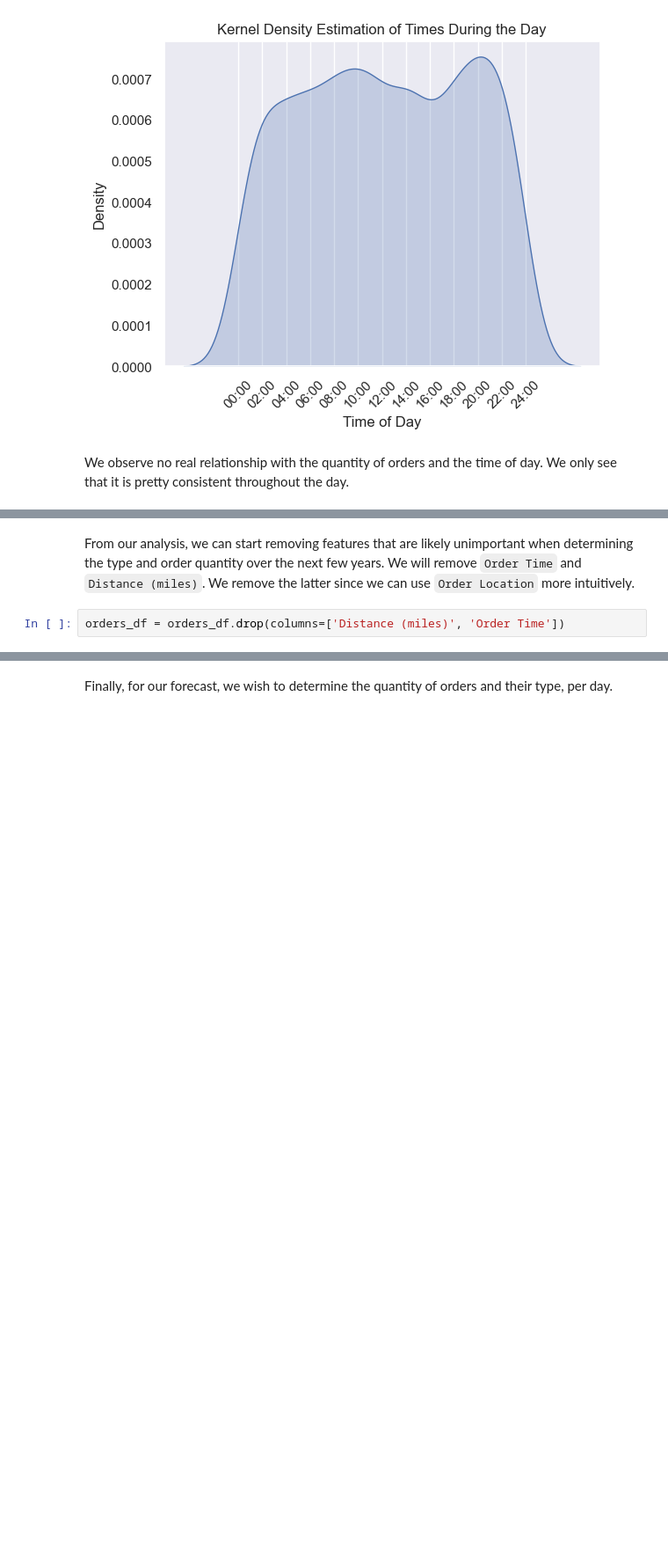
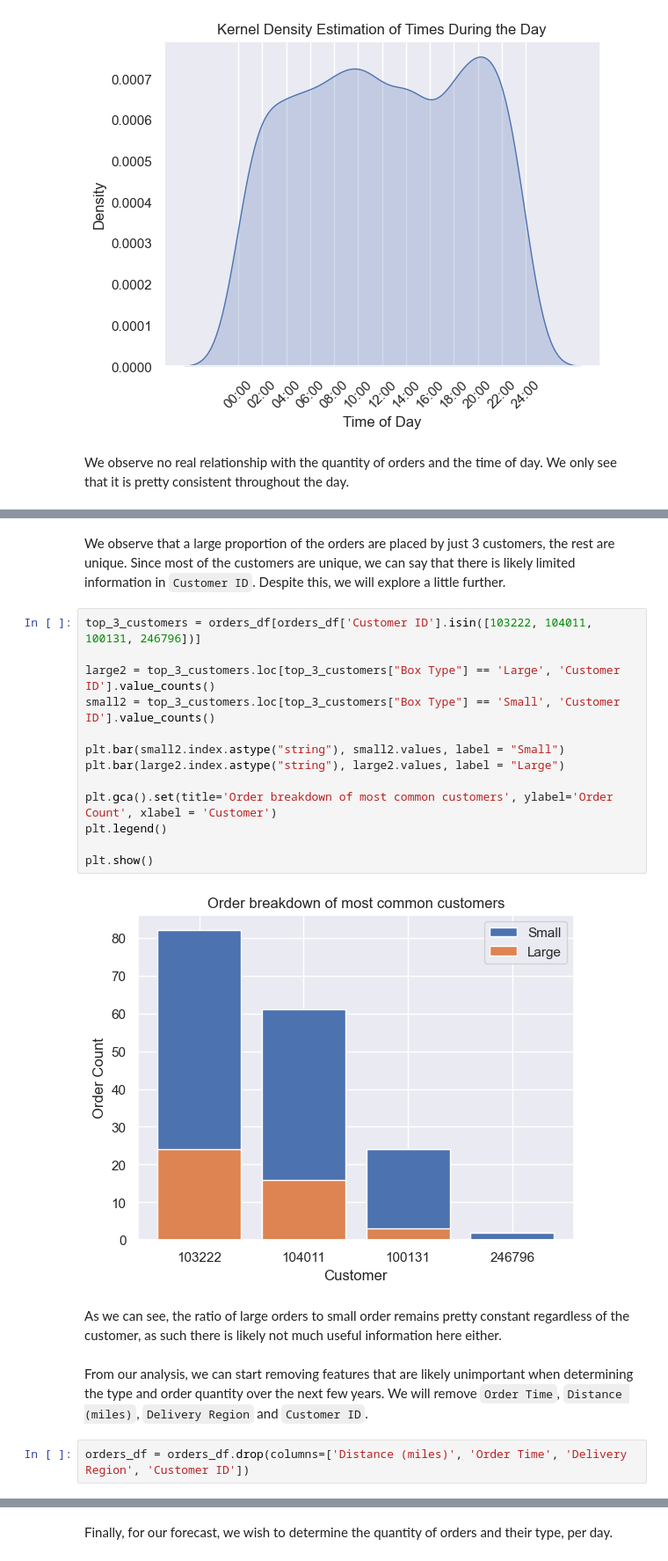
Before and after one commit to olly-mapps/techmodal-challenge, a Jupyter notebook: scripts/Data Analysis and Cleaning.ipynb, the cells around one changed output, grey strips where cells are left out. Shown: that part at 88% size. Cells and saved outputs as stored; diff of their text form; blank space fills up the shorter version.

```diff
--- a/scripts/Data Analysis and Cleaning.ipynb
+++ b/scripts/Data Analysis and Cleaning.ipynb
@@ -155,4 +168,23 @@ We observe no real relationship with the quantity of orders and the time of day.
+# %% [markdown]
+We observe that a large proportion of the orders are placed by just 3 customers, the rest are unique. Since most of the customers are unique, we can say that there is likely limited information in `Customer ID`. Despite this, we will explore a little further.
+# %%
+top_3_customers = orders_df[orders_df['Customer ID'].isin([103222, 104011, 100131, 246796])]
+
+large2 = top_3_customers.loc[top_3_customers["Box Type"] == 'Large', 'Customer ID'].value_counts()
+small2 = top_3_customers.loc[top_3_customers["Box Type"] == 'Small', 'Customer ID'].value_counts()
+
+plt.bar(small2.index.astype("string"), small2.values, label = "Small")
+plt.bar(large2.index.astype("string"), large2.values, label = "Large")
+
+plt.gca().set(title='Order breakdown of most common customers', ylabel='Order Count', xlabel = 'Customer')
+plt.legend()
+
+plt.show()
+# %% [output]
+[figure, added]
+# %% [markdown]
+As we can see, the ratio of large orders to small order remains pretty constant regardless of the customer, as such there is likely not much useful information here either.
 # %% [markdown]
-From our analysis, we can start removing features that are likely unimportant when determining the type and order quantity over the next few years. We will remove `Order Time` and `Distance (miles)`. We remove the latter since we can use `Order Location` more intuitively.
+From our analysis, we can start removing features that are likely unimportant when determining the type and order quantity over the next few years. We will remove `Order Time`, `Distance (miles)`, `Delivery Region` and `Customer ID`.
 # %%
-orders_df = orders_df.drop(columns=['Distance (miles)', 'Order Time'])
+orders_df = orders_df.drop(columns=['Distance (miles)', 'Order Time', 'Delivery Region', 'Customer ID'])
```
Also changed, not shown: parts of 24 cells of this notebook, 3 other files.
